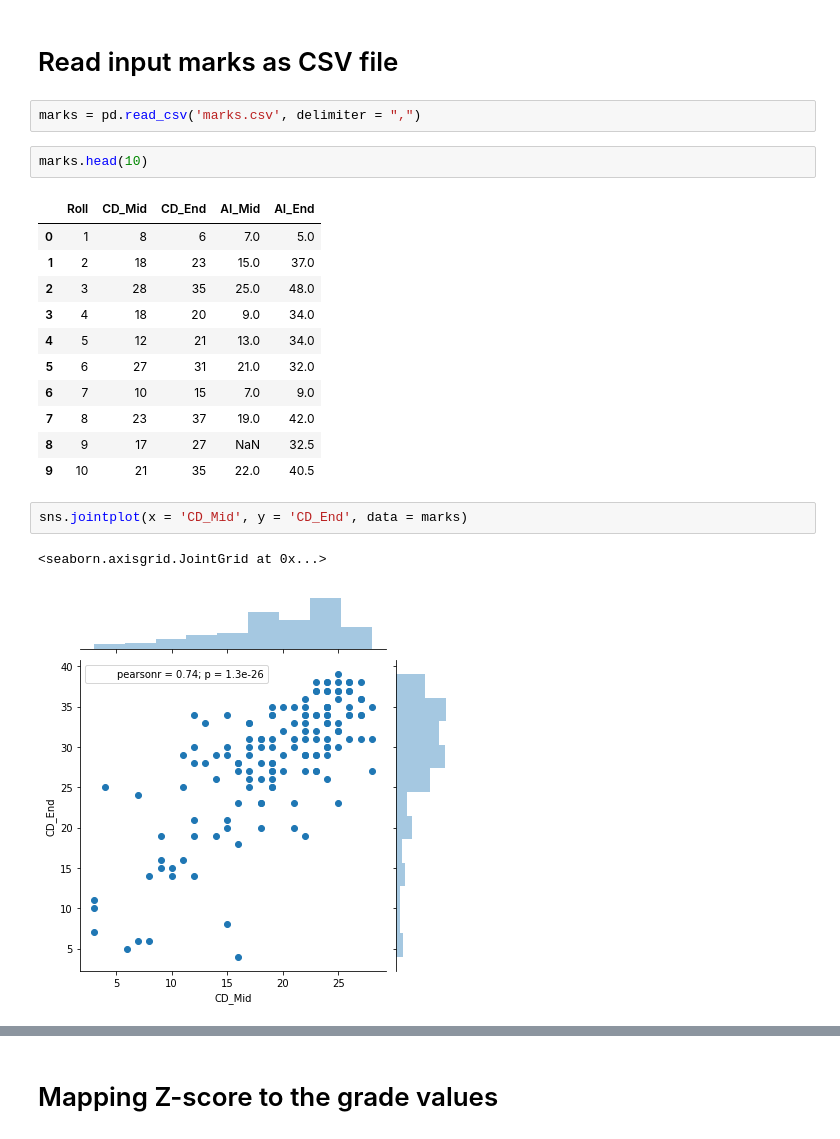
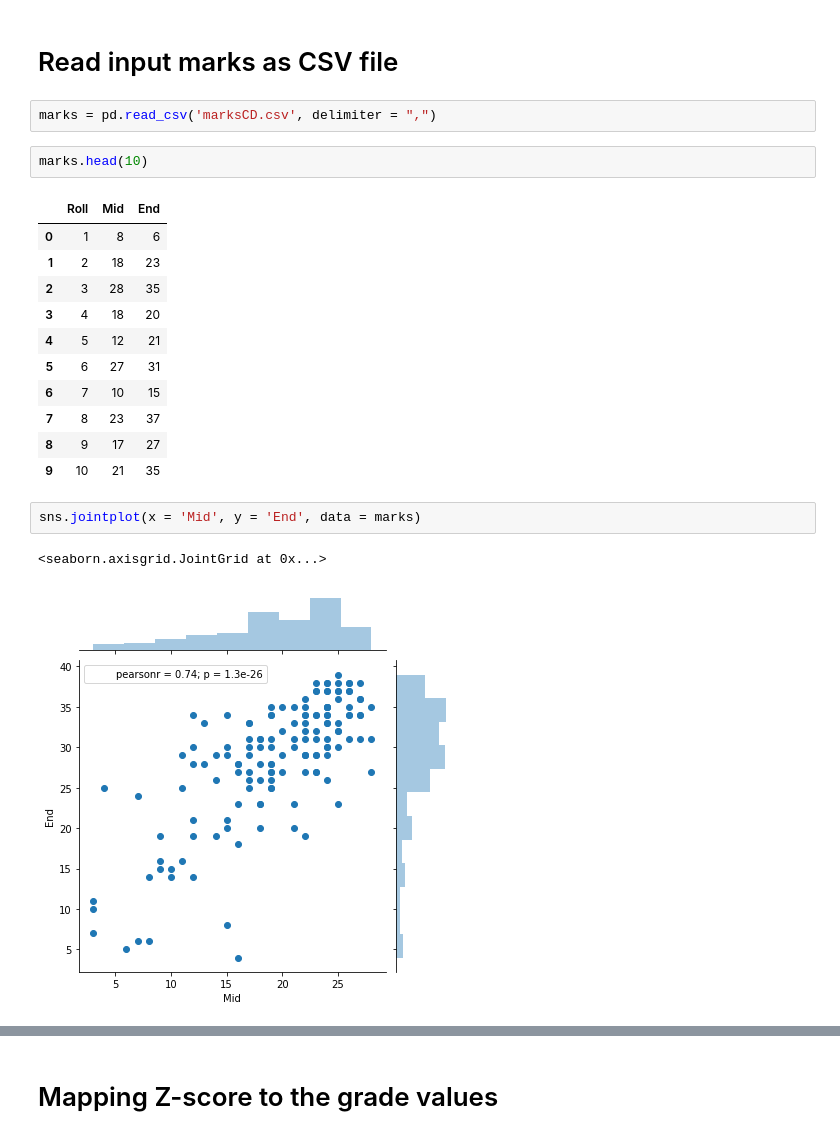
Before and after one commit to uprasad96/CGPAcal, a Jupyter notebook: scriptCD.ipynb, the cells around one changed output, grey strips where cells are left out. Saved outputs shown, nothing was run; the diff lists cells and outputs as text.

```diff
--- a/scriptCD.ipynb
+++ b/scriptCD.ipynb
@@ -7,24 +7,24 @@ import matplotlib.pyplot as plt
 # %% [markdown]
 # Read input marks as CSV file
 # %%
-marks = pd.read_csv('marks.csv', delimiter = ",")
+marks = pd.read_csv('marksCD.csv', delimiter = ",")
 # %%
 marks.head(10)
 # %% [output]
-|  | Roll | CD_Mid | CD_End | AI_Mid | AI_End |
-| 0 | 1 | 8 | 6 | 7.0 | 5.0 |
-| 1 | 2 | 18 | 23 | 15.0 | 37.0 |
-| 2 | 3 | 28 | 35 | 25.0 | 48.0 |
-| 3 | 4 | 18 | 20 | 9.0 | 34.0 |
-| 4 | 5 | 12 | 21 | 13.0 | 34.0 |
-| 5 | 6 | 27 | 31 | 21.0 | 32.0 |
-| 6 | 7 | 10 | 15 | 7.0 | 9.0 |
-| 7 | 8 | 23 | 37 | 19.0 | 42.0 |
-| 8 | 9 | 17 | 27 | NaN | 32.5 |
-| 9 | 10 | 21 | 35 | 22.0 | 40.5 |
+|  | Roll | Mid | End |
+| 0 | 1 | 8 | 6 |
+| 1 | 2 | 18 | 23 |
+| 2 | 3 | 28 | 35 |
+| 3 | 4 | 18 | 20 |
+| 4 | 5 | 12 | 21 |
+| 5 | 6 | 27 | 31 |
+| 6 | 7 | 10 | 15 |
+| 7 | 8 | 23 | 37 |
+| 8 | 9 | 17 | 27 |
+| 9 | 10 | 21 | 35 |
 # %%
-sns.jointplot(x = 'CD_Mid', y = 'CD_End', data = marks)
+sns.jointplot(x = 'Mid', y = 'End', data = marks)
 # %% [output]
 <seaborn.axisgrid.JointGrid at 0x...>
-[figure, old version]
+[figure, new version]
 # %%
```
Also changed, not shown: parts of 9 cells of this notebook, 5 other files.
